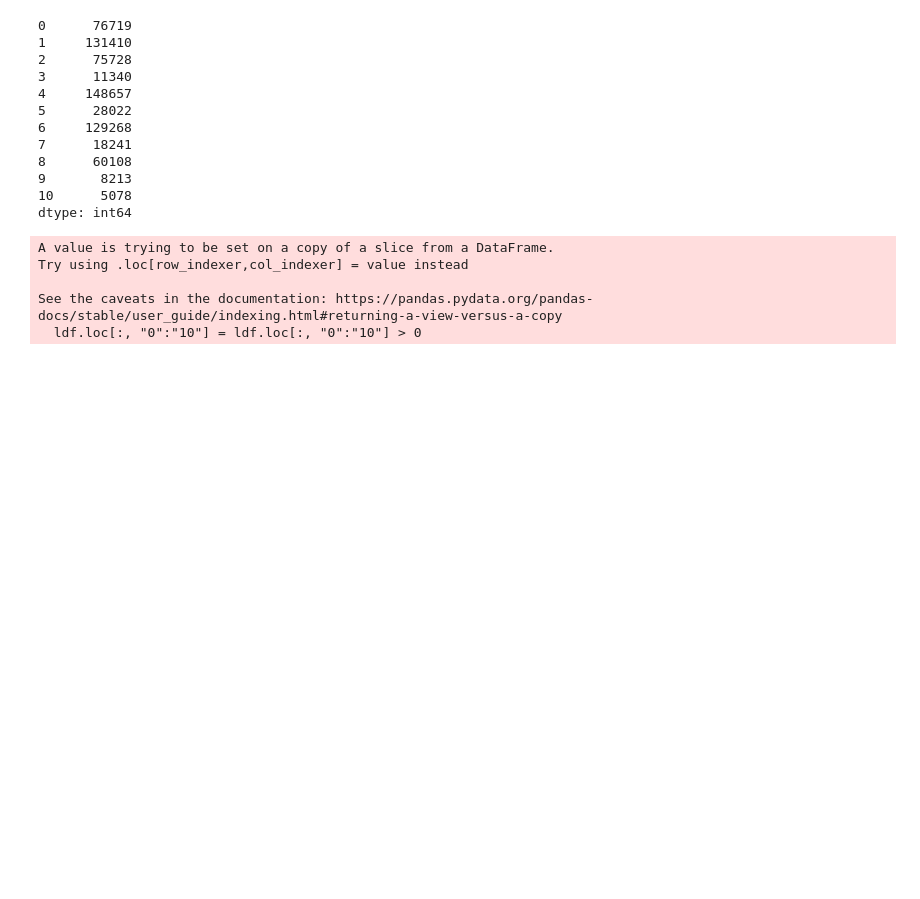
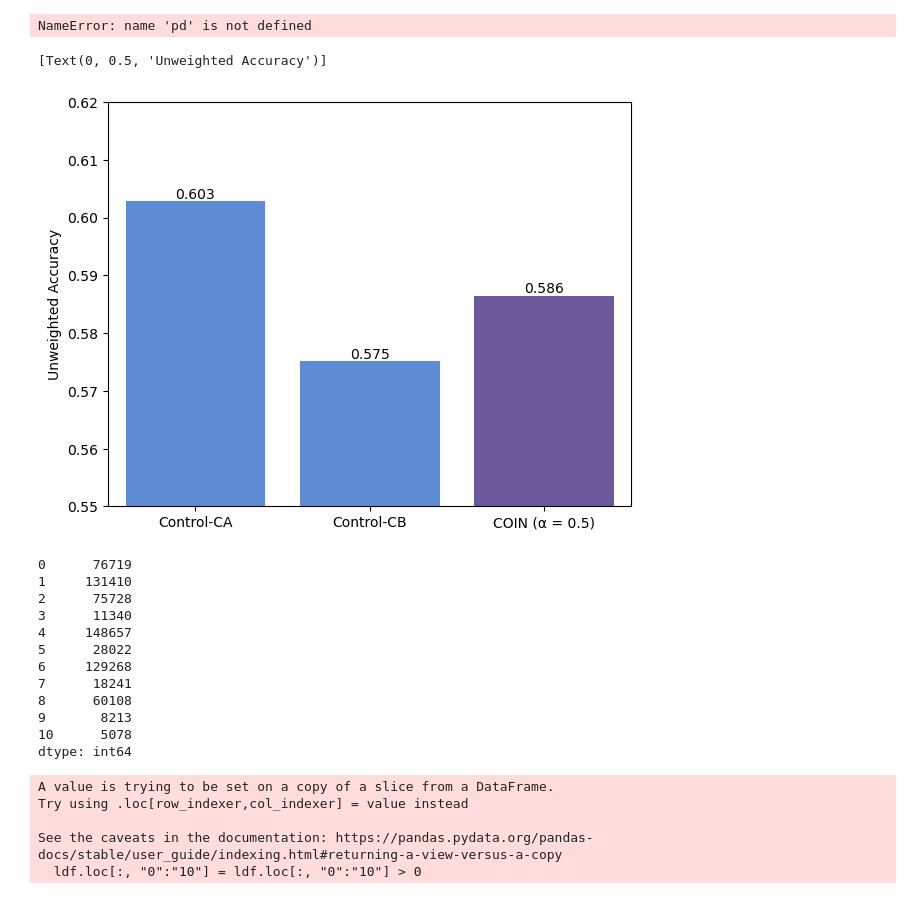
Before and after one commit to alexlu07/Context-Is-All-You-Need, a Jupyter notebook: test.ipynb, the cells around one changed output. Drawn from its saved outputs; the diff is of its cells as text; code cells hidden in the pictures; blank space fills up the shorter version.

```diff
--- a/test.ipynb
+++ b/test.ipynb
@@ -1,3 +4,24 @@
+# %%
+data = [0.6028107868886684, 0.5750939187344105, 0.5864392739740425]
+names = ["Control-CA", "Control-CB", "COIN (α = 0.5)"]
+# %%
+df = pd.DataFrame({"Mo"})
+# %% [output]
+NameError: name 'pd' is not defined
+# %%
+from matplotlib import rcParams
+
+rcParams['figure.figsize'] = 6.75, 5.25
+# %%
+import matplotlib.pyplot as plt
+
+plt.ylim(0.55, 0.62)
+ax = sns.barplot(y=data, x=names, palette=[(74/255, 134/255, 232/255), (74/255, 134/255, 232/255), (103/255, 78/255, 167/255)])
+ax.bar_label(ax.containers[0], fontsize=10, fmt="{:.3f}")
+ax.set(ylabel='Unweighted Accuracy')
+# %% [output]
+[Text(0, 0.5, 'Unweighted Accuracy')]
+[figure, added]
 # %%
 import pandas as pd
 import numpy as np
```
Also changed, not shown: parts of 1 cell of this notebook, 21 other files.
